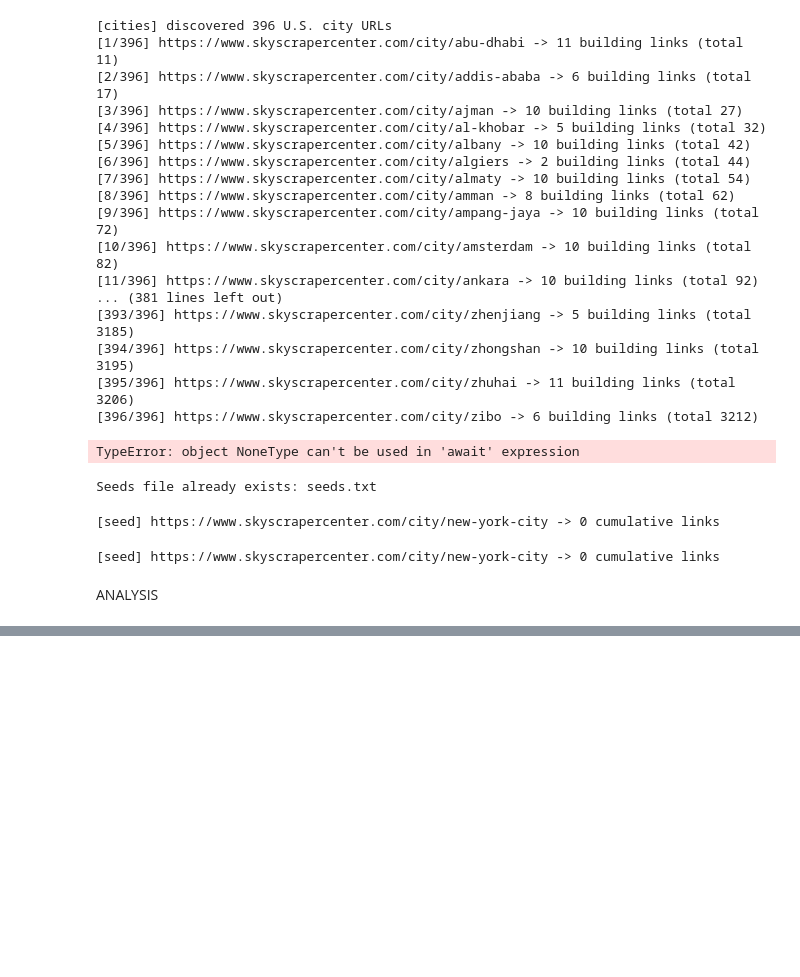
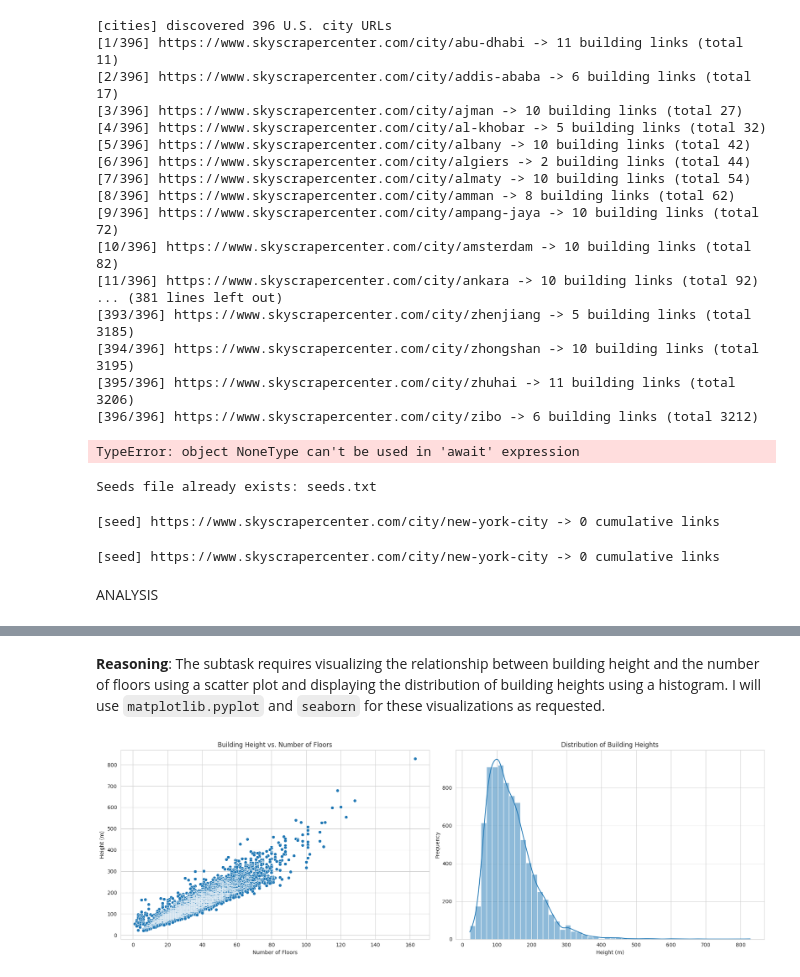
Before and after one commit to Annettteee/annette-colab-projects, a Jupyter notebook: Predicting_Architecture_Data.ipynb, the cells around one changed output, grey strips where cells are left out. Cells and saved outputs as stored; diff of their text form; code cells hidden in the pictures; blank space fills up the shorter version.

```diff
--- a/Predicting_Architecture_Data.ipynb
+++ b/Predicting_Architecture_Data.ipynb
@@ -1851,0 +1940,29 @@ ANALYSIS
+# %% [markdown]
+**Reasoning**:
+The subtask requires visualizing the relationship between building height and the number of floors using a scatter plot and displaying the distribution of building heights using a histogram. I will use `matplotlib.pyplot` and `seaborn` for these visualizations as requested.
+# %%
+import matplotlib.pyplot as plt
+import seaborn as sns
+
+# Set the aesthetic style of the plots
+sns.set_style("whitegrid")
+
+# Create a figure and a set of subplots
+fig, axes = plt.subplots(1, 2, figsize=(18, 6))
+
+# Scatter plot for Height vs. Floors
+sns.scatterplot(data=df, x='Floors', y='Height (m)', ax=axes[0])
+axes[0].set_title('Building Height vs. Number of Floors')
+axes[0].set_xlabel('Number of Floors')
+axes[0].set_ylabel('Height (m)')
+
+# Histogram for Distribution of Heights
+sns.histplot(data=df, x='Height (m)', bins=50, kde=True, ax=axes[1])
+axes[1].set_title('Distribution of Building Heights')
+axes[1].set_xlabel('Height (m)')
+axes[1].set_ylabel('Frequency')
+
+plt.tight_layout()
+plt.show()
+# %% [output]
+[figure, added]
```
Also changed, not shown: parts of 102 cells of this notebook.
